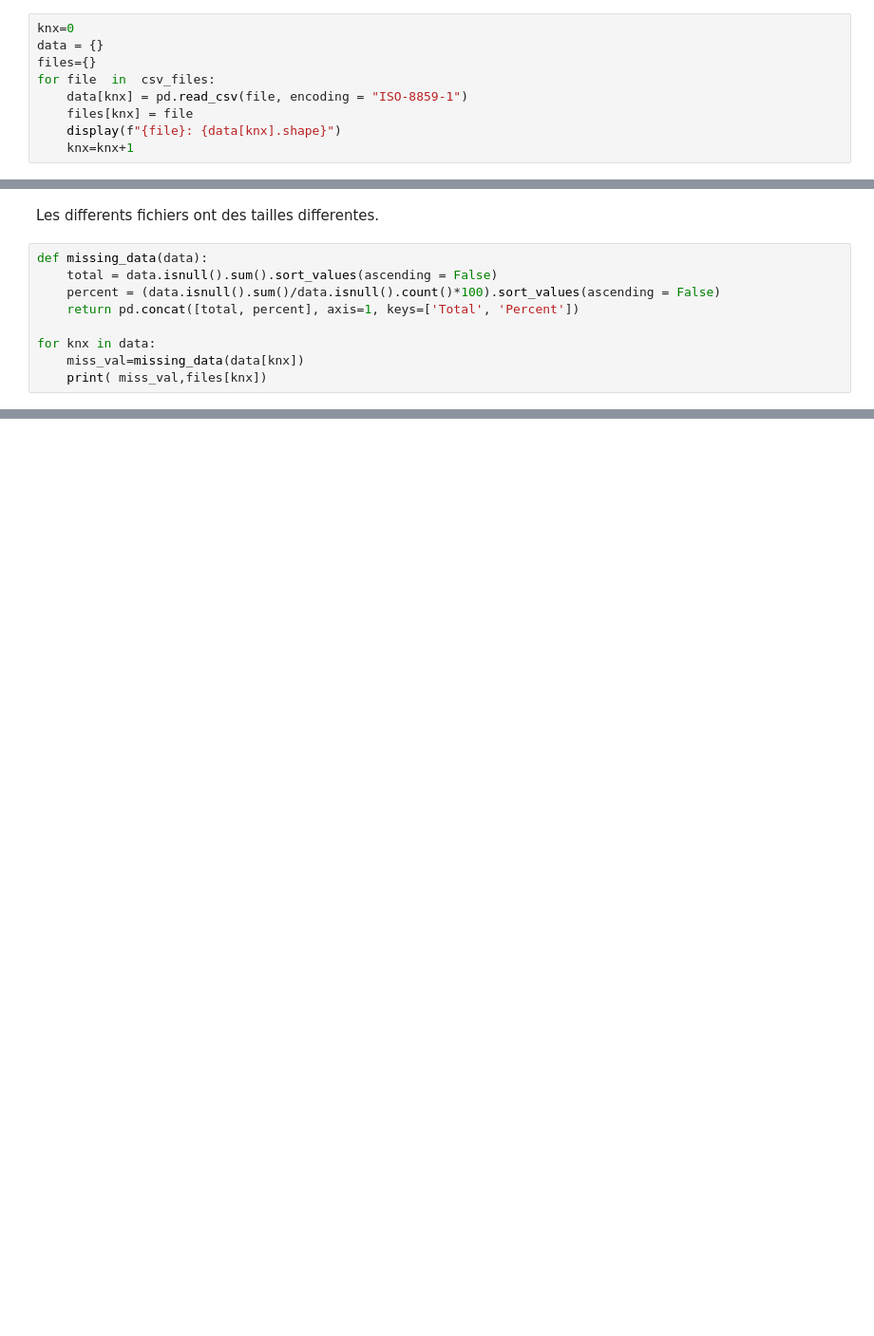
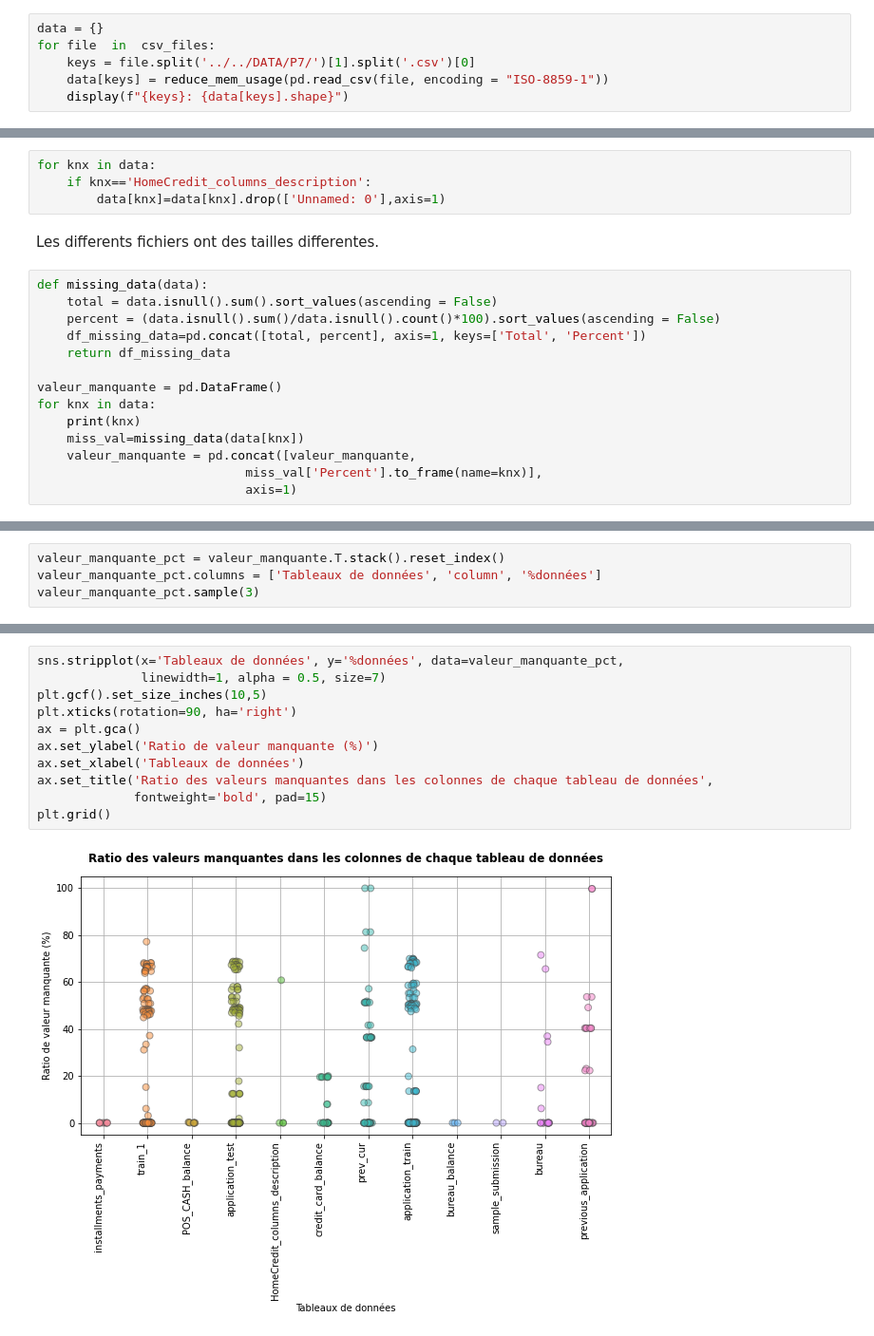
Before and after one commit to yonssJ/Data-Science-Course, a Jupyter notebook: P7/Untitled.ipynb, the cells around one changed output, grey strips where cells are left out. Shown: that part at 95% size. Saved outputs shown, nothing was run; the diff lists cells and outputs as text; blank space fills up the shorter version.

```diff
--- a/P7/Untitled.ipynb
+++ b/P7/Untitled.ipynb
@@ -36,10 +81,7 @@ Fichier existe
 # %%
-knx=0
 data = {}
-files={}
 for file  in  csv_files:
-    data[knx] = pd.read_csv(file, encoding = "ISO-8859-1")
-    files[knx] = file
-    display(f"{file}: {data[knx].shape}")
-    knx=knx+1
+    keys = file.split('../../DATA/P7/')[1].split('.csv')[0]
+    data[keys] = reduce_mem_usage(pd.read_csv(file, encoding = "ISO-8859-1"))
+    display(f"{keys}: {data[keys].shape}")
 # %% [output]
@@ -56,12 +117,21 @@ for file  in  csv_files:
+# %%
+for knx in data:
+    if knx=='HomeCredit_columns_description':
+        data[knx]=data[knx].drop(['Unnamed: 0'],axis=1)
 # %% [markdown]
 Les differents fichiers ont des tailles differentes.
 # %%
 def missing_data(data):
     total = data.isnull().sum().sort_values(ascending = False)
     percent = (data.isnull().sum()/data.isnull().count()*100).sort_values(ascending = False)
-    return pd.concat([total, percent], axis=1, keys=['Total', 'Percent'])
+    df_missing_data=pd.concat([total, percent], axis=1, keys=['Total', 'Percent'])
+    return df_missing_data
 
+valeur_manquante = pd.DataFrame()
 for knx in data:
+    print(knx)
     miss_val=missing_data(data[knx])
-    print( miss_val,files[knx])
+    valeur_manquante = pd.concat([valeur_manquante,
+                            miss_val['Percent'].to_frame(name=knx)],
+                            axis=1)
 # %% [output]
@@ -111,0 +150,4 @@ NFLAG_INSURED_ON_APPROVAL        0      0.0 ../../DATA/P7/previous_application.c
+# %%
+valeur_manquante_pct = valeur_manquante.T.stack().reset_index()
+valeur_manquante_pct.columns = ['Tableaux de données', 'column', '%données']
+valeur_manquante_pct.sample(3)
@@ -111,0 +159,13 @@ NFLAG_INSURED_ON_APPROVAL        0      0.0 ../../DATA/P7/previous_application.c
+# %%
+sns.stripplot(x='Tableaux de données', y='%données', data=valeur_manquante_pct,
+              linewidth=1, alpha = 0.5, size=7)
+plt.gcf().set_size_inches(10,5)
+plt.xticks(rotation=90, ha='right')
+ax = plt.gca()
+ax.set_ylabel('Ratio de valeur manquante (%)')
+ax.set_xlabel('Tableaux de données')
+ax.set_title('Ratio des valeurs manquantes dans les colonnes de chaque tableau de données',
+             fontweight='bold', pad=15)
+plt.grid()
+# %% [output]
+[figure, added]
```
Also changed, not shown: parts of 57 cells of this notebook, 1 other file.
